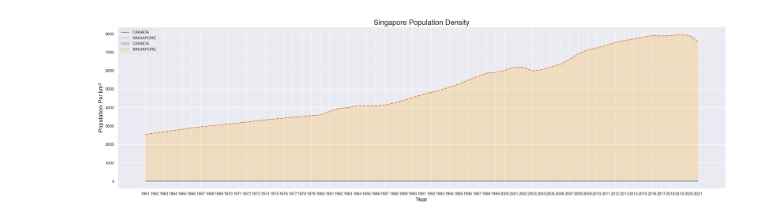
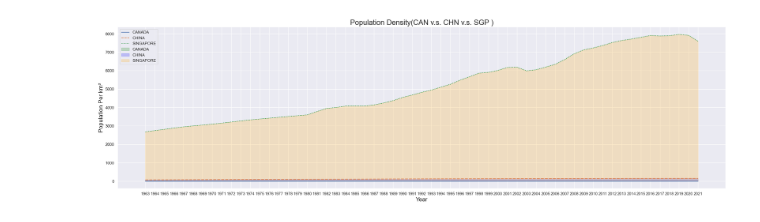
Before and after one commit to Jessica936/PL, a Jupyter notebook: Python-hw1/H1.ipynb, the cells around one changed output. Saved outputs shown, nothing was run; the diff lists cells and outputs as text; code cells hidden in the pictures.

```diff
--- a/Python-hw1/H1.ipynb
+++ b/Python-hw1/H1.ipynb
@@ -19,18 +20,19 @@ tempset1
 # %%
-Country = ['CANADA', 'SINGAPORE']
+#人口密度與都市發展有著密切關係，也會影響平均國民所得及分配資源
 
+Country = ['CANADA', 'CHINA', 'SINGAPORE']
 years = np.linspace(1961, 2021, 61)
-
 #加拿大
 Pd_country1 = data1.loc[35]
-
+#中國
+Pd_country2 = data1.loc[40]
 #新加坡
-Pd_country2 = data1.loc[208]
-
+Pd_country3 = data1.loc[208]
 
 alldata = {
     "CANADA": Pd_country1,
-    "SINGAPORE": Pd_country2,
+    "CHINA" : Pd_country2,
+    "SINGAPORE": Pd_country3,
 }
 
 df = pd.DataFrame(alldata)
@@ -82,31 +55,30 @@ df1
 # %%
 sns.set(rc={'figure.figsize': (30, 8)})
 
 # 清理數據，移除 NaN 或 Inf
 df_cleaned = df.replace([np.inf, -np.inf], np.nan).dropna()
 
 # 繪製面積圖
 g = sns.lineplot(data=df_cleaned, linewidth=2)
 
 g.fill_between(df_cleaned.index, df_cleaned['CANADA'], alpha=0.2, color='green', label='CANADA')
-
-# 填充區域2，使用 'orange' 顏色
+g.fill_between(df_cleaned.index, df_cleaned['CHINA'], alpha=0.2, color='blue', label='CHINA')
 g.fill_between(df_cleaned.index, df_cleaned['SINGAPORE'], alpha=0.2, color='orange', label='SINGAPORE')
 
 # 添加標題
-plt.title('Singapore Population Density', fontsize=20)
+plt.title('Population Density(CAN v.s. CHN v.s. SGP )', fontsize=20)
 
 # 添加 x 軸和 y 軸標籤
 plt.xlabel('Year', fontsize=16)
 plt.ylabel('Population Per km²', fontsize=16)
 
 # 添加圖例
 plt.legend()
 
 # 顯示圖形
 plt.show()
 # %% [output]
-[figure, old version]
+[figure, new version]
 # %%
 #讀取人均GDP的資料
 data2 = pd.read_csv('GDP.csv')
```
Also changed, not shown: parts of 10 cells of this notebook.
